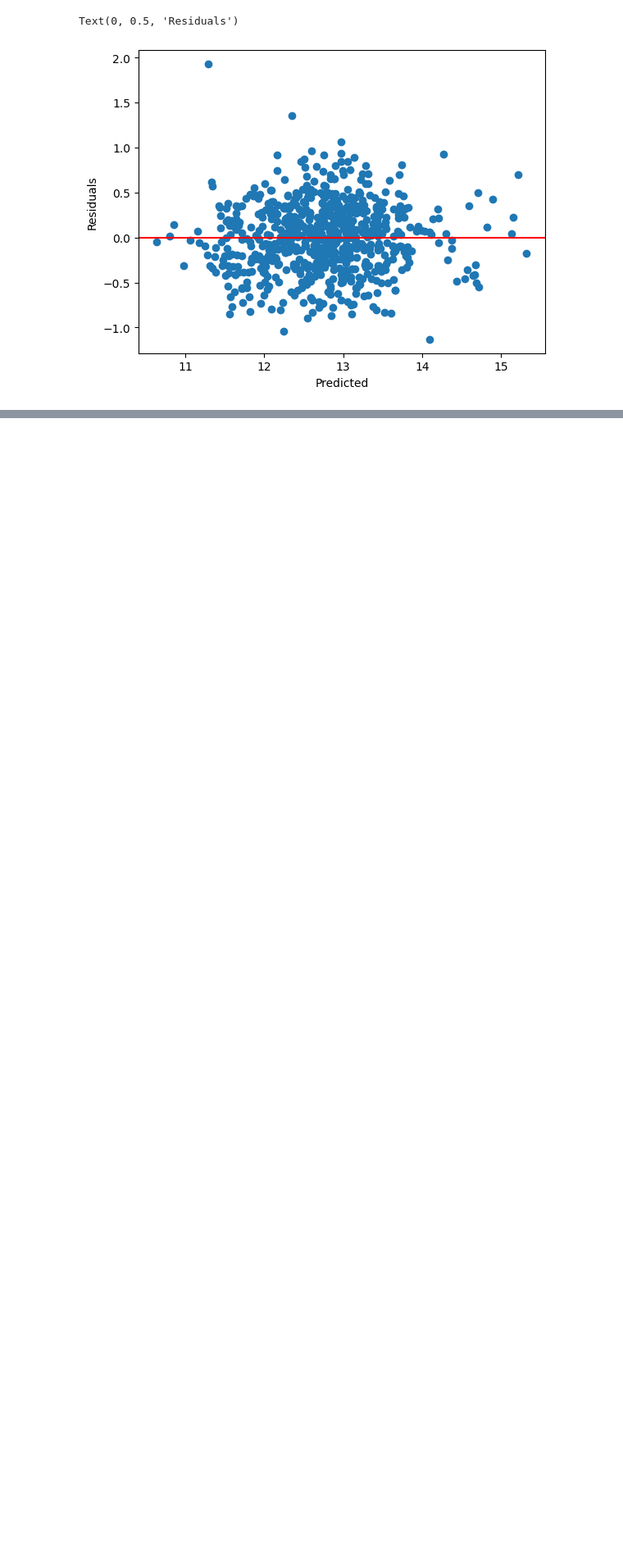
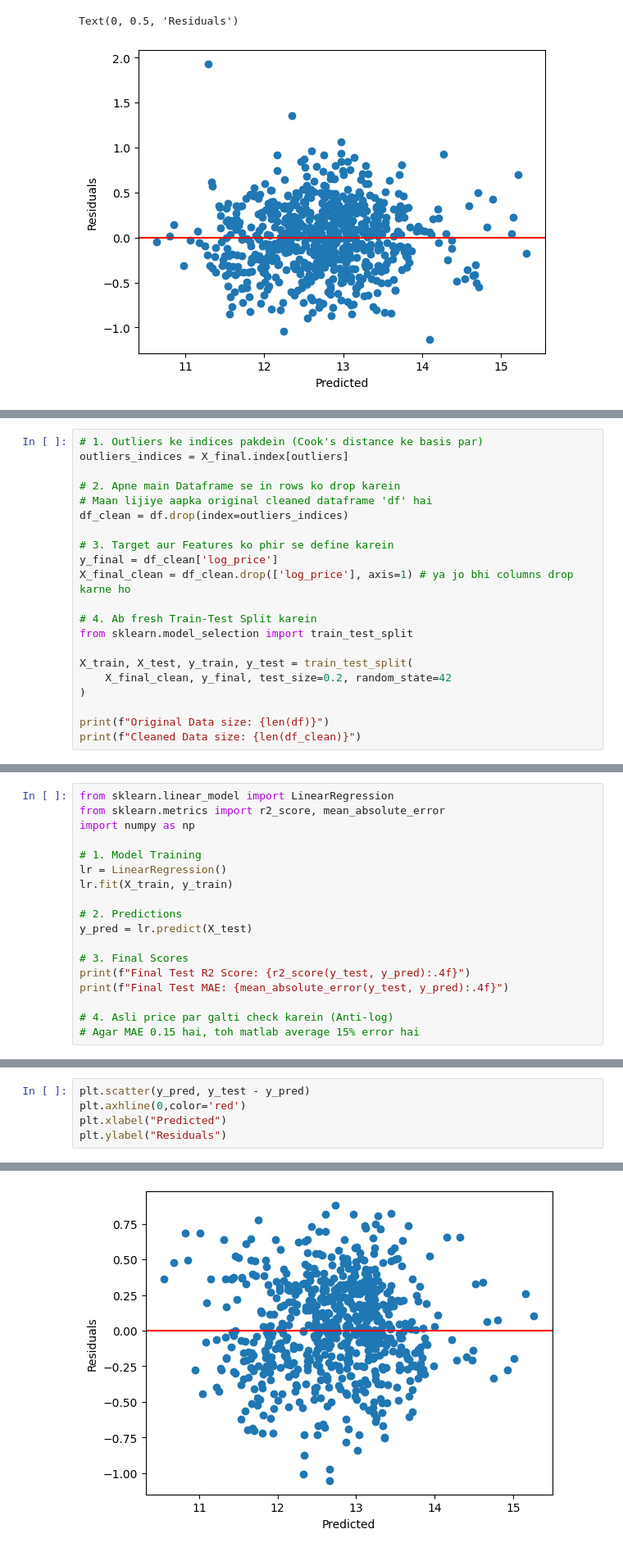
Before and after one commit to rajeshxdatascience/Car-Price-Prediction-ML, a Jupyter notebook: 02_Model_Training.ipynb, the cells around one changed output, grey strips where cells are left out. Shown at 82% size. Cells and saved outputs as stored; diff of their text form; blank space fills up the shorter version.

```diff
--- a/02_Model_Training.ipynb
+++ b/02_Model_Training.ipynb
@@ -95,0 +288,21 @@ Text(0, 0.5, 'Residuals')
+# %%
+# 1. Outliers ke indices pakdein (Cook's distance ke basis par)
+outliers_indices = X_final.index[outliers]
+
+# 2. Apne main Dataframe se in rows ko drop karein
+# Maan lijiye aapka original cleaned dataframe 'df' hai
+df_clean = df.drop(index=outliers_indices)
+
+# 3. Target aur Features ko phir se define karein
+y_final = df_clean['log_price']
+X_final_clean = df_clean.drop(['log_price'], axis=1) # ya jo bhi columns drop karne ho
+
+# 4. Ab fresh Train-Test Split karein
+from sklearn.model_selection import train_test_split
+
+X_train, X_test, y_train, y_test = train_test_split(
+    X_final_clean, y_final, test_size=0.2, random_state=42
+)
+
+print(f"Original Data size: {len(df)}")
+print(f"Cleaned Data size: {len(df_clean)}")
@@ -95,0 +312,18 @@ Text(0, 0.5, 'Residuals')
+# %%
+from sklearn.linear_model import LinearRegression
+from sklearn.metrics import r2_score, mean_absolute_error
+import numpy as np
+
+# 1. Model Training
+lr = LinearRegression()
+lr.fit(X_train, y_train)
+
+# 2. Predictions
+y_pred = lr.predict(X_test)
+
+# 3. Final Scores
+print(f"Final Test R2 Score: {r2_score(y_test, y_pred):.4f}")
+print(f"Final Test MAE: {mean_absolute_error(y_test, y_pred):.4f}")
+
+# 4. Asli price par galti check karein (Anti-log)
+# Agar MAE 0.15 hai, toh matlab average 15% error hai
@@ -95,0 +350,6 @@ Text(0, 0.5, 'Residuals')
+# %%
+plt.scatter(y_pred, y_test - y_pred)
+plt.axhline(0,color='red')
+plt.xlabel("Predicted")
+plt.ylabel("Residuals")
+# %% [output]
@@ -95,0 +357 @@ Text(0, 0.5, 'Residuals')
+[figure, added]
```
Also changed, not shown: parts of 17 cells of this notebook.
